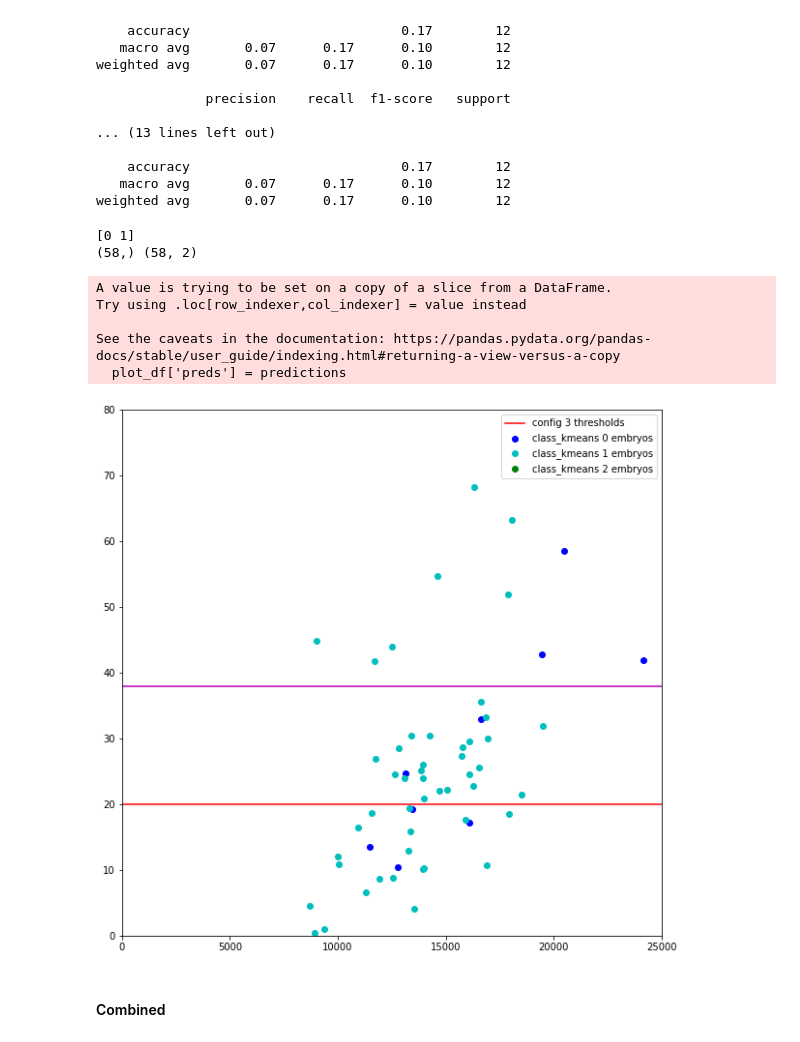
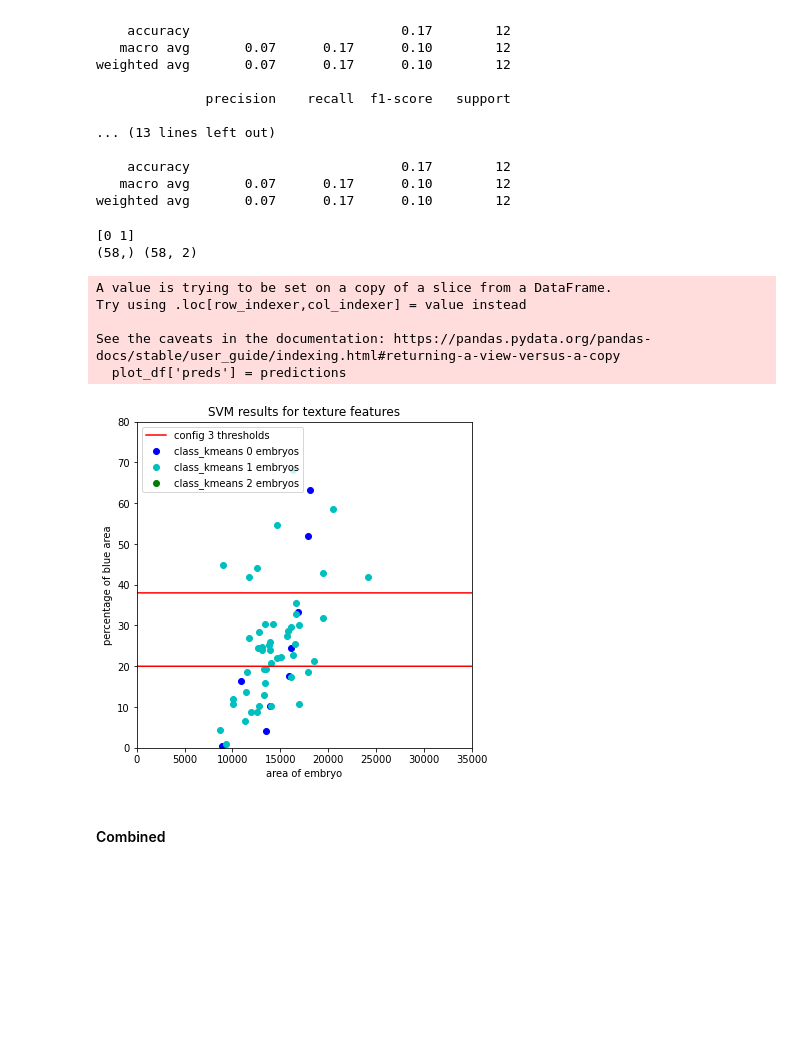
Before and after one commit to eleonoraieronimaki/shape_texture_classification, a Jupyter notebook: measurements.ipynb, the cells around one changed output. Saved outputs shown, nothing was run; the diff lists cells and outputs as text; code cells hidden in the pictures; blank space fills up the shorter version.

```diff
--- a/measurements.ipynb
+++ b/measurements.ipynb
@@ -210,5 +214,5 @@ weighted avg       0.90      0.83      0.81        12
 # %%
-plt.figure(figsize=(10,10))
+plt.figure(figsize=(6,6))
 x_rg = np.arange(2)
 
 # threshold 3
@@ -221,7 +225,7 @@ plt.plot(x_3,y_3, color='r')
 
 colors = ['b', 'c', 'g']
 
-plot_df = df[['area','percentage area blue']]
+plot_df = x_tot_df[['area','percentage area blue']]
 print(np.unique(predictions))
 print(predictions.shape, plot_df.shape)
 plot_df['preds'] = predictions
@@ -230,8 +234,11 @@ for i in range(3):
                 y=plot_df[plot_df['preds'] == i]['percentage area blue'],
                 c=colors[i], label=f"class_kmeans {i} embryos")
 plt.ylim([0,80])
-plt.legend()
+plt.legend(loc="upper left")
 plt.margins(x=0,y=0)
+plt.xlabel("area of embryo")
+plt.ylabel("percentage of blue area")
+plt.title("SVM results for shape features")
 plt.show()
 # %% [output]
 [0 1 2]
@@ -373,7 +380,7 @@ pred =clf.predict(X_test)
 print(classification_report(y_test['thresh_class_2'], pred, zero_division=0))
 #predict_on_train
 pred_train = clf.predict(X_train)
-predictions = np.hstack((pred,pred_train))
+predictions = np.hstack((pred_train, pred))
 # %% [output]
               precision    recall  f1-score   support
 
@@ -395,7 +402,7 @@ weighted avg       0.54      0.67      0.58        12
 # %% [markdown]
 <h4>Hog SVM with combined embryo and blue features</h4>
 # %%
-plt.figure(figsize=(10,10))
+plt.figure(figsize=(6,6))
 x_rg = np.arange(2)
 
 # threshold 3
@@ -408,7 +415,7 @@ plt.plot(x_3,y_3, color='r')
 
 colors = ['b', 'c', 'g']
 
-plot_df = df[['area','percentage area blue']]
+plot_df = x_tot_df[['area','percentage area blue']]
 print(np.unique(predictions))
 print(predictions.shape, plot_df.shape)
 plot_df['preds'] = predictions
@@ -417,7 +424,11 @@ for i in range(3):
                 y=plot_df[plot_df['preds'] == i]['percentage area blue'],
                 c=colors[i], label=f"class_kmeans {i} embryos")
 plt.ylim([0,80])
-plt.legend()
+plt.legend(loc="upper left")
+plt.margins(x=0,y=0)
+plt.xlabel("area of embryo")
+plt.ylabel("percentage of blue area")
+plt.title("SVM results for HOG features")
 plt.show()
 # %% [output]
 [0 1 2]
@@ -561,7 +572,7 @@ pred =clf.predict(X_test)
 print(classification_report(y_test['thresh_class_2'], pred, zero_division=0))
 #predict_on_train
 pred_train = clf.predict(X_train)
-predictions = np.hstack((pred,pred_train))
+predictions = np.hstack((pred_train, pred))
 # %% [output]
               precision    recall  f1-score   support
 
@@ -581,40 +592,43 @@ weighted avg       0.07      0.17      0.10        12
    macro avg       0.07      0.17      0.10        12
 weighted avg       0.07      0.17      0.10        12
 # %%
-plt.figure(figsize=(10,10))
+plt.figure(figsize=(6,6))
 x_rg = np.arange(2)
 
 # threshold 3
-y_3 = np.full(shape=(1000), fill_value=20)
-x_3 = np.linspace(0,25000,1000)
+y_3 = np.full(shape=(10000), fill_value=20)
+x_3 = np.linspace(0,35000,10000)
 plt.plot(x_3,y_3, label="config 3 thresholds", color='r')
-y_3 = np.full(shape=(1000), fill_value=38)
-x_3 = np.linspace(0,25000,1000)
-plt.plot(x_3,y_3, color='m')
-plt.margins(x=0,y=0)
+y_3 = np.full(shape=(10000), fill_value=38)
+x_3 = np.linspace(0,35000,10000)
+plt.plot(x_3,y_3, color='r')
 
 colors = ['b', 'c', 'g']
 
-plot_df = df[['area','percentage area blue']]
+plot_df = x_tot_df[['area','percentage area blue']]
 print(np.unique(predictions))
 print(predictions.shape, plot_df.shape)
 plot_df['preds'] = predictions
 for i in range(3):
     plt.scatter(x=plot_df[plot_df['preds'] == i]['area'],
                 y=plot_df[plot_df['preds'] == i]['percentage area blue'],
                 c=colors[i], label=f"class_kmeans {i} embryos")
 plt.ylim([0,80])
-plt.legend()
+plt.legend(loc="upper left")
+plt.margins(x=0,y=0)
+plt.xlabel("area of embryo")
+plt.ylabel("percentage of blue area")
+plt.title("SVM results for texture features")
 plt.show()
 # %% [output]
 [0 1]
 (58,) (58, 2)
 A value is trying to be set on a copy of a slice from a DataFrame.
 Try using .loc[row_indexer,col_indexer] = value instead
 
 See the caveats in the documentation: https://pandas.pydata.org/pandas-docs/stable/user_guide/indexing.html#returning-a-view-versus-a-copy
   plot_df['preds'] = predictions
-[figure, old version]
+[figure, new version]
 # %% [markdown]
 <h4>Combined</h4>
 # %%
```
Also changed, not shown: parts of 10 cells of this notebook, 1 other file.
